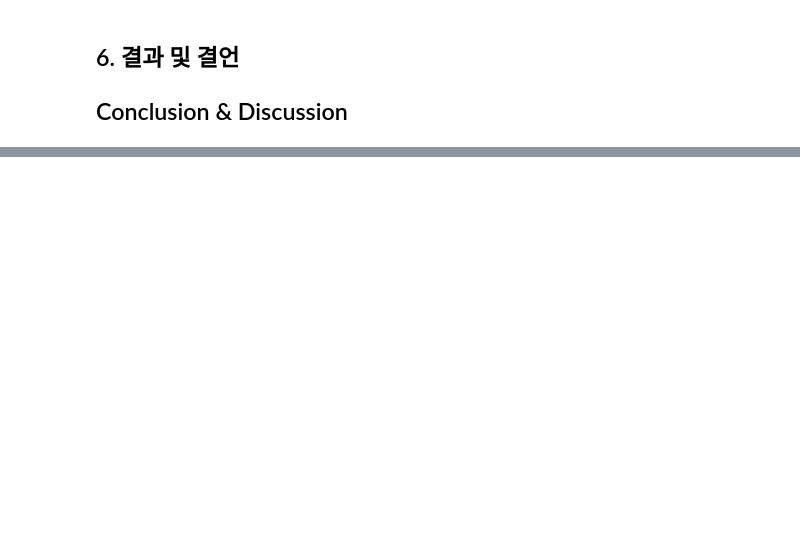
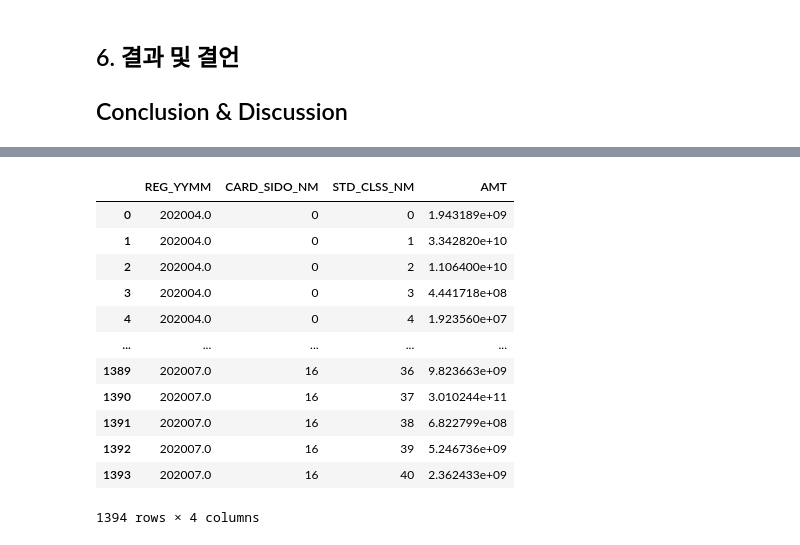
Before and after one commit to HandeulLy/Dacon, a Jupyter notebook: 3_Jeju_Card/Main_0722_EDAs.ipynb, the cells around one changed output, grey strips where cells are left out. Saved outputs shown, nothing was run; the diff lists cells and outputs as text; code cells hidden in the pictures; blank space fills up the shorter version.

```diff
--- a/3_Jeju_Card/Main_0722_EDAs.ipynb
+++ b/3_Jeju_Card/Main_0722_EDAs.ipynb
@@ -454,11 +479,26 @@ ValueError: Shape of passed values is (13270880, 9), indices imply (13270880, 11
 # %%
-# 예측
-pred = model.predict(temp)
-pred = np.expm1(pred)
 temp['AMT'] = np.round(pred, 0)
 temp['REG_YYMM'] = temp['year']*100 + temp['month']
+temp['CARD_SIDO_NM'] = temp['CARD_SIDO_NM'].astype(int)
+temp['STD_CLSS_NM'] = temp['STD_CLSS_NM'].astype(int)
 temp = temp[['REG_YYMM', 'CARD_SIDO_NM', 'STD_CLSS_NM', 'AMT']]
 temp = temp.groupby(['REG_YYMM', 'CARD_SIDO_NM', 'STD_CLSS_NM']).sum().reset_index(drop=False)
+# %%
+temp
+# %% [output]
+|  | REG_YYMM | CARD_SIDO_NM | STD_CLSS_NM | AMT |
+| 0 | 202004.0 | 0 | 0 | 1.943189e+09 |
+| 1 | 202004.0 | 0 | 1 | 3.342820e+10 |
+| 2 | 202004.0 | 0 | 2 | 1.106400e+10 |
+| 3 | 202004.0 | 0 | 3 | 4.441718e+08 |
+| 4 | 202004.0 | 0 | 4 | 1.923560e+07 |
+| ... | ... | ... | ... | ... |
+| 1389 | 202007.0 | 16 | 36 | 9.823663e+09 |
+| 1390 | 202007.0 | 16 | 37 | 3.010244e+11 |
+| 1391 | 202007.0 | 16 | 38 | 6.822799e+08 |
+| 1392 | 202007.0 | 16 | 39 | 5.246736e+09 |
+| 1393 | 202007.0 | 16 | 40 | 2.362433e+09 |
+1394 rows × 4 columns
 # %%
 # 디코딩
 temp['CARD_SIDO_NM'] = encoders['CARD_SIDO_NM'].inverse_transform(temp['CARD_SIDO_NM'])
```
Also changed, not shown: parts of 8 cells of this notebook, 10 other files.
